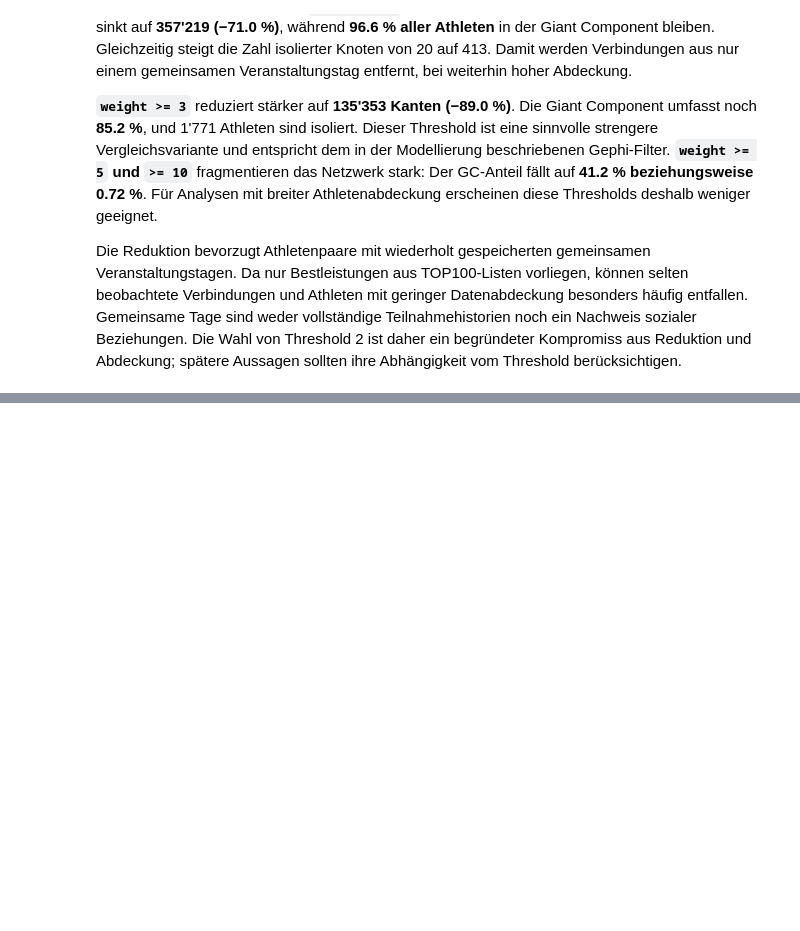
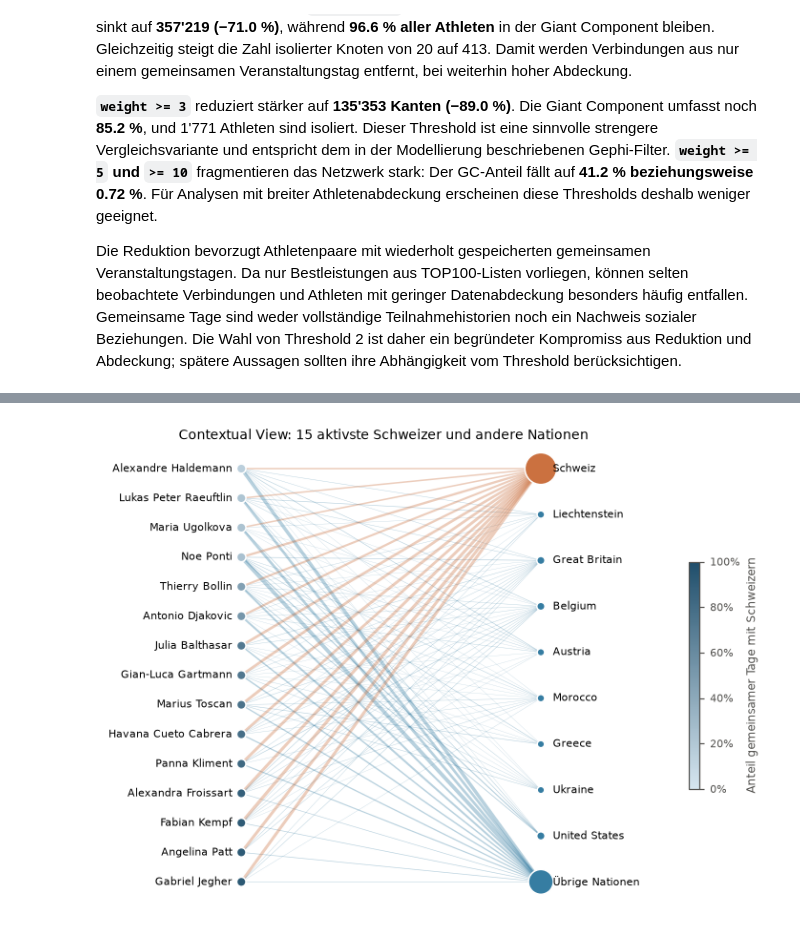
Before and after one commit to damiansze/Athletes-Network, a Jupyter notebook: Notebooks/03_reduktion.ipynb, the cells around one changed output, grey strips where cells are left out. Cells and saved outputs as stored; diff of their text form; code cells hidden in the pictures; blank space fills up the shorter version.

```diff
--- a/Notebooks/03_reduktion.ipynb
+++ b/Notebooks/03_reduktion.ipynb
@@ -301,0 +666,41 @@ Die Reduktion bevorzugt Athletenpaare mit wiederholt gespeicherten gemeinsamen V
+# %%
+TOP_ATHLETES, TOP_NATIONS = 15, 8
+# Die aktivsten Schweizer, sortiert von international zu national vernetzt.
+shown = (home_days + athlete_nation_days.sum(axis=1)).nlargest(TOP_ATHLETES).index
+shown = home_share[shown].sort_values().index
+top_nations = athlete_nation_days.sum().nlargest(TOP_NATIONS).index
+context_matrix = athlete_nation_days.loc[shown, top_nations].assign(
+    **{'Übrige Nationen': athlete_nation_days.loc[shown].drop(columns=top_nations).sum(axis=1)}
+)
+context_matrix.insert(0, 'Schweiz', home_days[shown])
+targets = list(context_matrix.columns)
+
+y_athletes = np.linspace(1, 0, len(shown))
+y_targets = np.linspace(1, 0, len(targets))
+with plt.rc_context(REPORT_RC):
+    fig, ax = plt.subplots(figsize=(6.3, 4.6), layout='constrained')
+    for i, athlete in enumerate(shown):
+        for j, target in enumerate(targets):
+            days = context_matrix.loc[athlete, target]
+            if days > 0:
+                ax.plot([0, 1], [y_athletes[i], y_targets[j]], alpha=0.35,
+                        color='#cb7140' if target == 'Schweiz' else COLOR,
+                        linewidth=0.12 * np.sqrt(days), solid_capstyle='round')
+    drawn = ax.scatter(np.zeros(len(shown)), y_athletes, s=40, c=home_share[shown],
+                       cmap=share_cmap, vmin=0, vmax=1, edgecolors='white', zorder=3)
+    ax.scatter(np.ones(len(targets)), y_targets, s=20 + 0.15 * context_matrix.sum().to_numpy(),
+               c=['#cb7140'] + [COLOR] * (len(targets) - 1), edgecolors='white', zorder=3)
+    for y, athlete in zip(y_athletes, shown):
+        last, first = names[athlete].split(', ', 1)
+        ax.text(-0.03, y, f'{first} {last.title()}', ha='right', va='center', fontsize=7)
+    for y, target in zip(y_targets, targets):
+        ax.text(1.04, y, target, ha='left', va='center', fontsize=7)
+    colorbar = fig.colorbar(drawn, ax=ax, shrink=0.5, format=PercentFormatter(xmax=1))
+    colorbar.set_label('Anteil gemeinsamer Tage mit Schweizern')
+    ax.set_xlim(-0.45, 1.4)
+    ax.set_title(f'Contextual View: {TOP_ATHLETES} aktivste Schweizer und andere Nationen')
+    ax.axis('off')
+    fig.savefig(REPORT_DIR / '04_contextual_schweiz.pdf', bbox_inches='tight')
+    plt.show()
+# %% [output]
+[figure, added]
```
Also changed, not shown: parts of 25 cells of this notebook, 6 other files.
